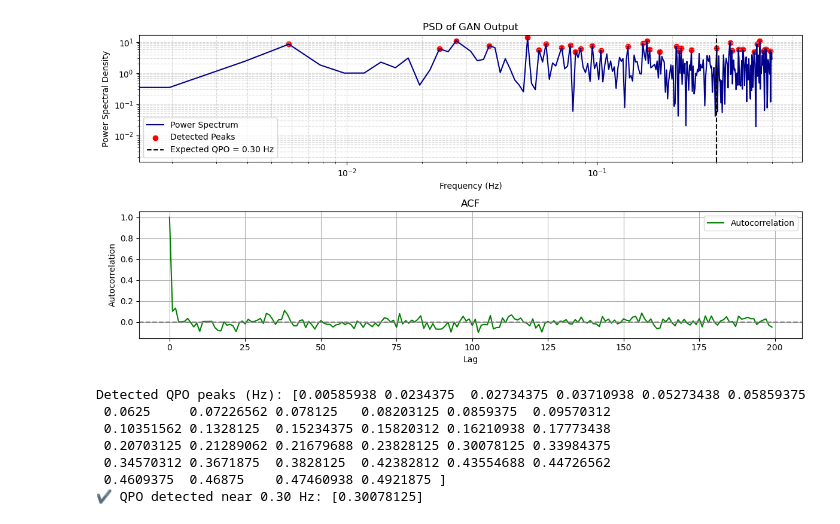
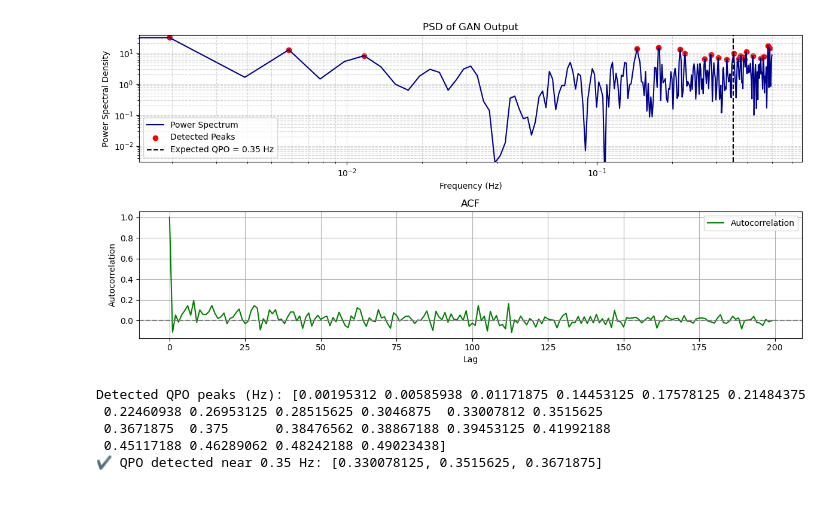
Before and after one commit to sravanth-space/ds_project, a Jupyter notebook: utils/cgan_phy_generated_dataset.ipynb, the cells around one changed output. Drawn from its saved outputs; the diff is of its cells as text; code cells hidden in the pictures.

```diff
--- a/utils/cgan_phy_generated_dataset.ipynb
+++ b/utils/cgan_phy_generated_dataset.ipynb
@@ -9,10 +9,10 @@ from tensorflow.keras.models import load_model
 from scipy.signal import find_peaks
 # %%
 # Load trained generator
-generator = tf.keras.models.load_model("../saved_models/generator_final.keras")
+generator = tf.keras.models.load_model("../saved_models/generator_91.keras")
 # %%
 # Define your condition: [fc, amp, is_qpo]
-condition = np.array([[0.3, 0.8, 1]])  # shape (1, 3)
+condition = np.array([[0.35, 0.8]])  # shape (1, 3)
 
 # Generate random latent noise
 latent_dim = 100
@@ -85,13 +85,11 @@ def analyze_gan_generated_qpo(series, expected_fc=None, fs=1, label='GAN Output'
         else:
             print(f"✘ No peak detected near expected QPO frequency: {expected_fc:.2f} Hz")
 # %%
-analyze_gan_generated_qpo(generated_series, expected_fc=0.3)
+analyze_gan_generated_qpo(generated_series, expected_fc=0.35)
 # %% [output]
-[figure, old version]
+[figure, new version]
-Detected QPO peaks (Hz): [0.00585938 0.0234375  0.02734375 0.03710938 0.05273438 0.05859375
- 0.0625     0.07226562 0.078125   0.08203125 0.0859375  0.09570312
- 0.10351562 0.1328125  0.15234375 0.15820312 0.16210938 0.17773438
- 0.20703125 0.21289062 0.21679688 0.23828125 0.30078125 0.33984375
- 0.34570312 0.3671875  0.3828125  0.42382812 0.43554688 0.44726562
- 0.4609375  0.46875    0.47460938 0.4921875 ]
-✔ QPO detected near 0.30 Hz: [0.30078125]
+Detected QPO peaks (Hz): [0.00195312 0.00585938 0.01171875 0.14453125 0.17578125 0.21484375
+ 0.22460938 0.26953125 0.28515625 0.3046875  0.33007812 0.3515625
+ 0.3671875  0.375      0.38476562 0.38867188 0.39453125 0.41992188
+ 0.45117188 0.46289062 0.48242188 0.49023438]
+✔ QPO detected near 0.35 Hz: [0.330078125, 0.3515625, 0.3671875]
```
Also changed, not shown: parts of 2 cells of this notebook, 6 other files.
